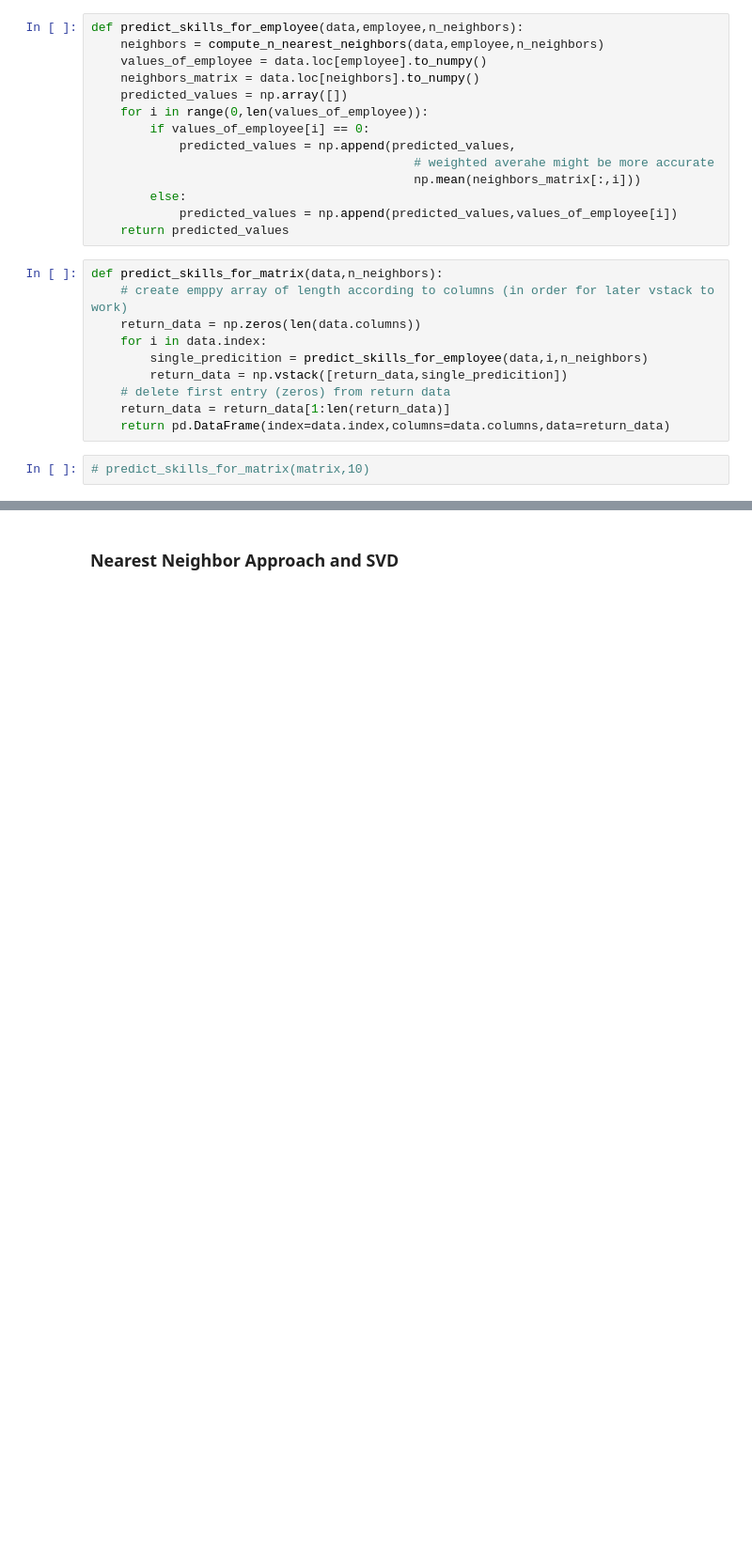
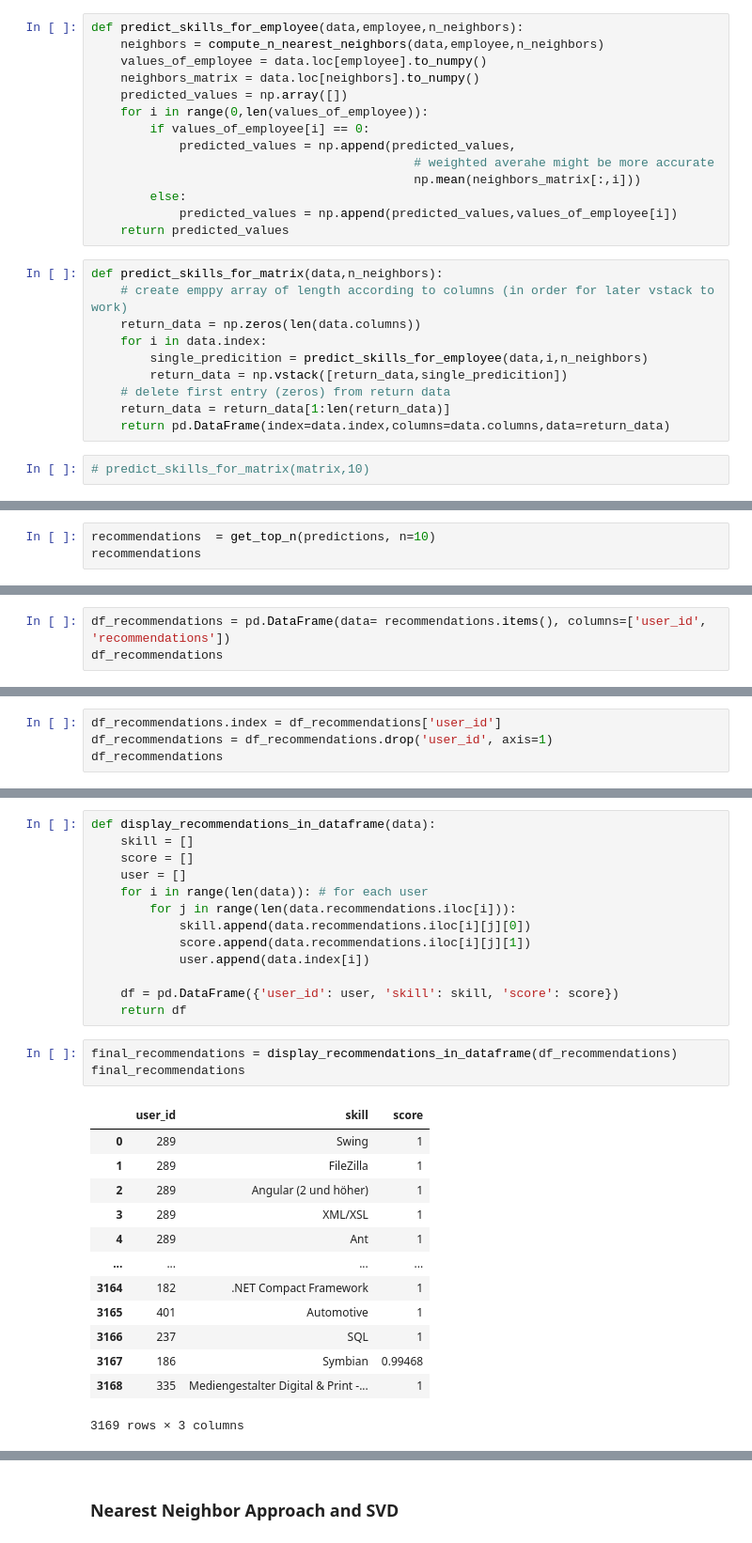
Before and after one commit to maximizer36/DS_AP, a Jupyter notebook: AP_descriptive_binary_Approach.ipynb, the cells around one changed output, grey strips where cells are left out. Shown at 94% size. Saved outputs shown, nothing was run; the diff lists cells and outputs as text; blank space fills up the shorter version.

```diff
--- a/AP_descriptive_binary_Approach.ipynb
+++ b/AP_descriptive_binary_Approach.ipynb
@@ -546,0 +674,3 @@ def predict_skills_for_matrix(data,n_neighbors):
+# %%
+recommendations  = get_top_n(predictions, n=10)
+recommendations
@@ -546,0 +695,3 @@ def predict_skills_for_matrix(data,n_neighbors):
+# %%
+df_recommendations = pd.DataFrame(data= recommendations.items(), columns=['user_id', 'recommendations'])
+df_recommendations
@@ -546,0 +712,4 @@ def predict_skills_for_matrix(data,n_neighbors):
+# %%
+df_recommendations.index = df_recommendations['user_id']
+df_recommendations = df_recommendations.drop('user_id', axis=1)
+df_recommendations
@@ -546,0 +731,30 @@ def predict_skills_for_matrix(data,n_neighbors):
+# %%
+def display_recommendations_in_dataframe(data):
+    skill = []
+    score = []
+    user = []
+    for i in range(len(data)): # for each user
+        for j in range(len(data.recommendations.iloc[i])):
+            skill.append(data.recommendations.iloc[i][j][0])
+            score.append(data.recommendations.iloc[i][j][1])
+            user.append(data.index[i])
+
+    df = pd.DataFrame({'user_id': user, 'skill': skill, 'score': score})
+    return df
+# %%
+final_recommendations = display_recommendations_in_dataframe(df_recommendations)
+final_recommendations
+# %% [output]
+|  | user_id | skill | score |
+| 0 | 289 | Swing | 1 |
+| 1 | 289 | FileZilla | 1 |
+| 2 | 289 | Angular (2 und höher) | 1 |
+| 3 | 289 | XML/XSL | 1 |
+| 4 | 289 | Ant | 1 |
+| ... | ... | ... | ... |
+| 3164 | 182 | .NET Compact Framework | 1 |
+| 3165 | 401 | Automotive | 1 |
+| 3166 | 237 | SQL | 1 |
+| 3167 | 186 | Symbian | 0.99468 |
+| 3168 | 335 | Mediengestalter Digital & Print -... | 1 |
+3169 rows × 3 columns
```
Also changed, not shown: parts of 80 cells of this notebook.
